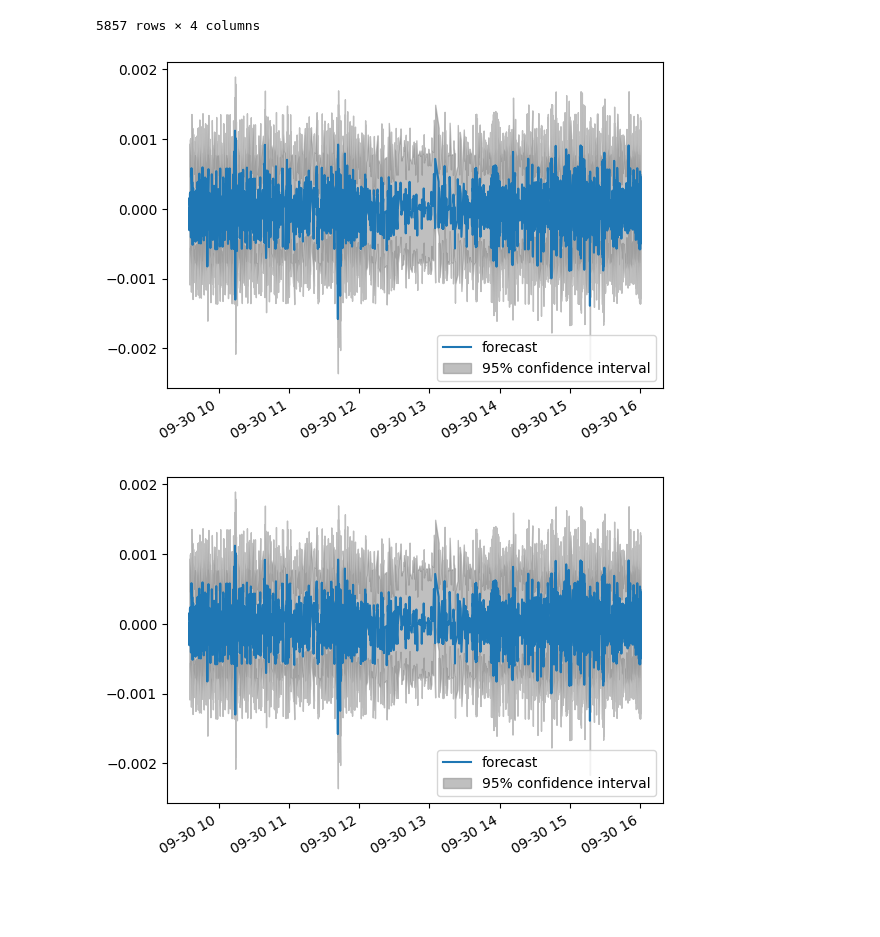
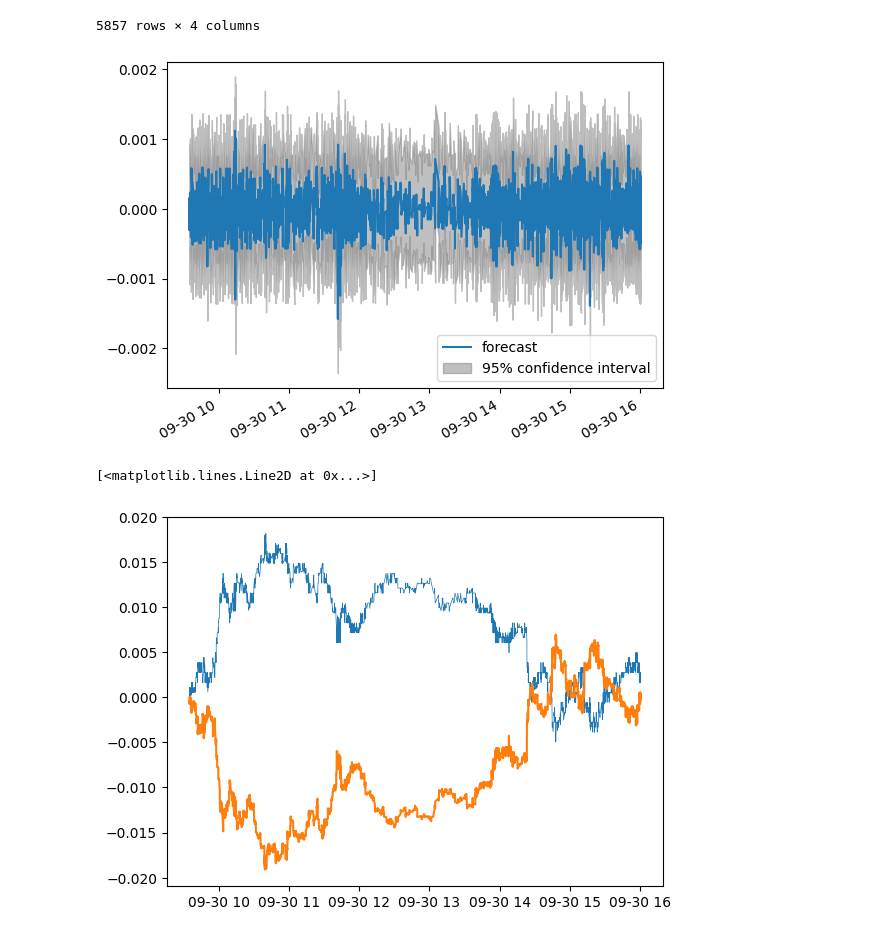
Before and after one commit to ericbeechen/TimeSeries, a Jupyter notebook: HW2.ipynb, the cells around one changed output. Cells and saved outputs as stored; diff of their text form; code cells hidden in the pictures; blank space fills up the shorter version.

```diff
--- a/HW2.ipynb
+++ b/HW2.ipynb
@@ -228,7 +223,14 @@ onestepahead.summary_frame(alpha=0.05)
 | 2020-09-30 15:59:59.981 | 3.079810e-04 | 0.000396 | -0.000468 | 0.001084 |
 5857 rows × 4 columns
 # %%
-plot_predict(ma2model)
+ma2plot = plot_predict(ma2model)
 # %% [output]
 [figure]
-[figure, removed]
+# %%
+predicted_cumulative = (1 + ma2model.predict()).cumprod() - 1
+
+plt.plot(TTM.index, (1+TTM['RETURNS']).cumprod() - 1, linewidth=.5)
+plt.plot(predicted_cumulative)
+# %% [output]
+[<matplotlib.lines.Line2D at 0x...>]
+[figure, added]
```
Also changed, not shown: parts of 5 cells of this notebook.
